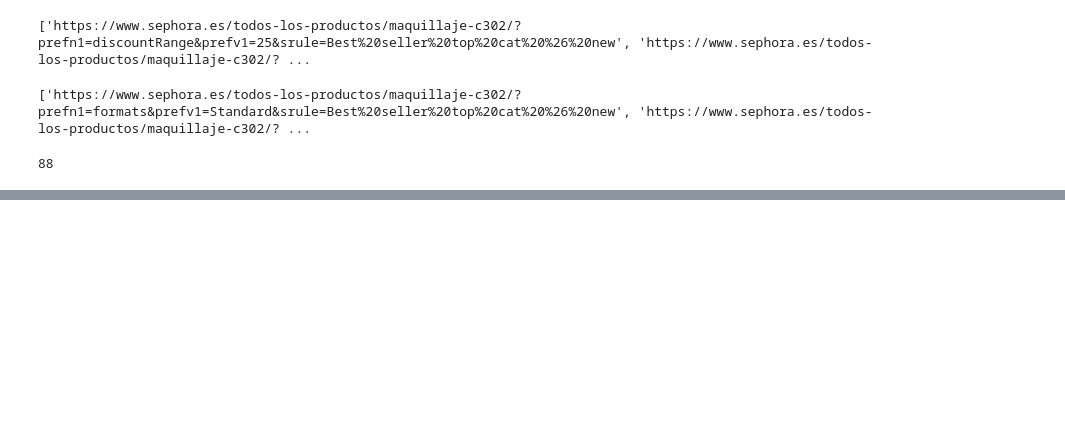
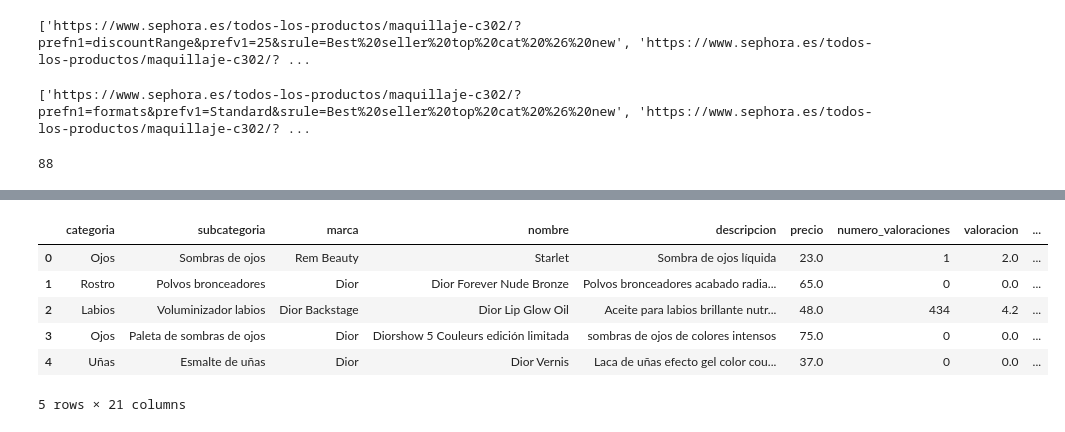
Before and after one commit to raquelscv/proyecto_final_sephora, a Jupyter notebook: pruebas/scraping.ipynb, the cells around one changed output, grey strips where cells are left out. Drawn from its saved outputs; the diff is of its cells as text; code cells hidden in the pictures; blank space fills up the shorter version.

```diff
--- a/pruebas/scraping.ipynb
+++ b/pruebas/scraping.ipynb
@@ -1891,0 +2898,10 @@ df
+# %%
+df
+# %% [output]
+|  | categoria | subcategoria | marca | nombre | descripcion | precio | numero_valoraciones | valoracion | ... |
+| 0 | Ojos | Sombras de ojos | Rem Beauty | Starlet | Sombra de ojos líquida | 23.0 | 1 | 2.0 | ... |
+| 1 | Rostro | Polvos bronceadores | Dior | Dior Forever Nude Bronze | Polvos bronceadores acabado radia... | 65.0 | 0 | 0.0 | ... |
+| 2 | Labios | Voluminizador labios | Dior Backstage | Dior Lip Glow Oil | Aceite para labios brillante nutr... | 48.0 | 434 | 4.2 | ... |
+| 3 | Ojos | Paleta de sombras de ojos | Dior | Diorshow 5 Couleurs edición limitada | sombras de ojos de colores intensos | 75.0 | 0 | 0.0 | ... |
+| 4 | Uñas | Esmalte de uñas | Dior | Dior Vernis | Laca de uñas efecto gel color cou... | 37.0 | 0 | 0.0 | ... |
+5 rows × 21 columns
```
Also changed, not shown: parts of 14 cells of this notebook, 2 other files.
